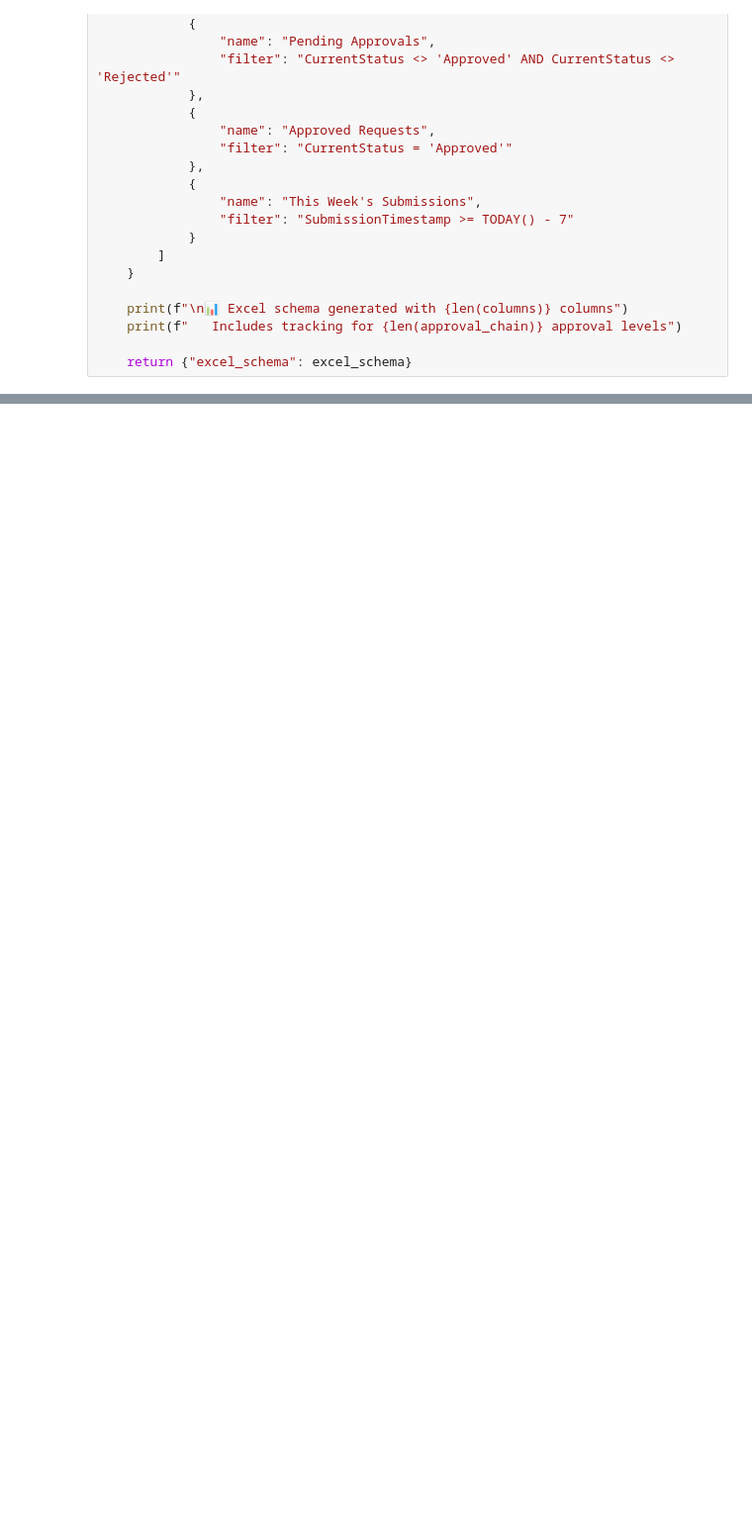
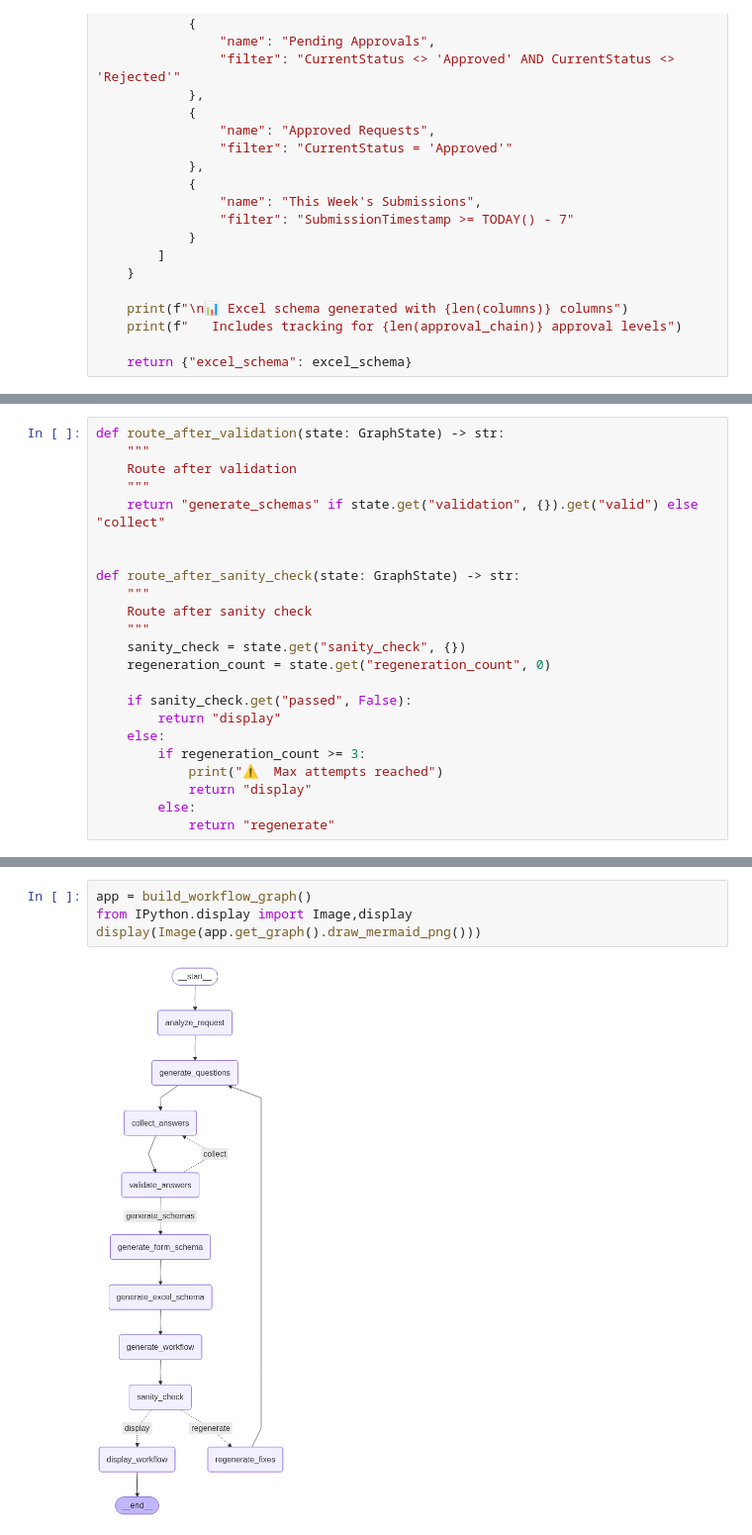
Before and after one commit to Gokul0Krishna/AKIRA, a Jupyter notebook: v4/test4.ipynb, the cells around one changed output, grey strips where cells are left out. Shown at 99% size. Drawn from its saved outputs; the diff is of its cells as text; blank space fills up the shorter version.

```diff
--- a/v4/test4.ipynb
+++ b/v4/test4.ipynb
@@ -2590,0 +1305,23 @@ NameError: name 'app' is not defined
+# %%
+def route_after_validation(state: GraphState) -> str:
+    """
+    Route after validation
+    """
+    return "generate_schemas" if state.get("validation", {}).get("valid") else "collect"
+
+
+def route_after_sanity_check(state: GraphState) -> str:
+    """
+    Route after sanity check
+    """
+    sanity_check = state.get("sanity_check", {})
+    regeneration_count = state.get("regeneration_count", 0)
+
+    if sanity_check.get("passed", False):
+        return "display"
+    else:
+        if regeneration_count >= 3:
+            print("⚠️  Max attempts reached")
+            return "display"
+        else:
+            return "regenerate"
@@ -2590,0 +1382,6 @@ NameError: name 'app' is not defined
+# %%
+app = build_workflow_graph()
+from IPython.display import Image,display
+display(Image(app.get_graph().draw_mermaid_png()))
+# %% [output]
+[figure, added]
```
Also changed, not shown: parts of 14 cells of this notebook, 1 other file.
